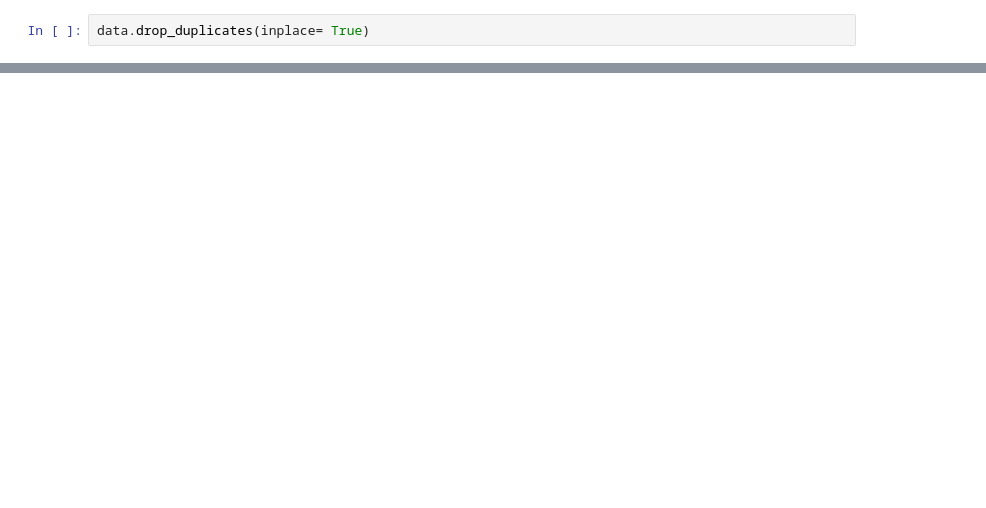
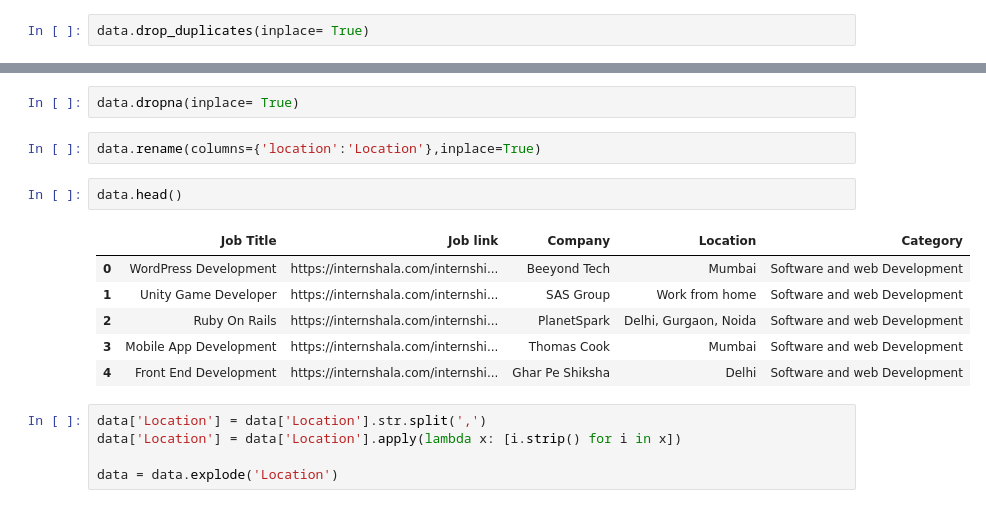
Before and after one commit to HanniKanchap/CareerLens, a Jupyter notebook: data_cleaning/internship_data_cleaning.ipynb, the cells around one changed output, grey strips where cells are left out. Cells and saved outputs as stored; diff of their text form; blank space fills up the shorter version.

```diff
--- a/data_cleaning/internship_data_cleaning.ipynb
+++ b/data_cleaning/internship_data_cleaning.ipynb
@@ -163,0 +164,18 @@ data[data['Category'] == 'AI / ML / Data Science']
+# %%
+data.dropna(inplace= True)
+# %%
+data.rename(columns={'location':'Location'},inplace=True)
+# %%
+data.head()
+# %% [output]
+|  | Job Title | Job link | Company | Location | Category |
+| 0 | WordPress Development | https://internshala.com/internshi... | Beeyond Tech | Mumbai | Software and web Development |
+| 1 | Unity Game Developer | https://internshala.com/internshi... | SAS Group | Work from home | Software and web Development |
+| 2 | Ruby On Rails | https://internshala.com/internshi... | PlanetSpark | Delhi, Gurgaon, Noida | Software and web Development |
+| 3 | Mobile App Development | https://internshala.com/internshi... | Thomas Cook | Mumbai | Software and web Development |
+| 4 | Front End Development | https://internshala.com/internshi... | Ghar Pe Shiksha | Delhi | Software and web Development |
+# %%
+data['Location'] = data['Location'].str.split(',')
+data['Location'] = data['Location'].apply(lambda x: [i.strip() for i in x])
+
+data = data.explode('Location')
```
Also changed, not shown: parts of 12 cells of this notebook, 7 other files.
